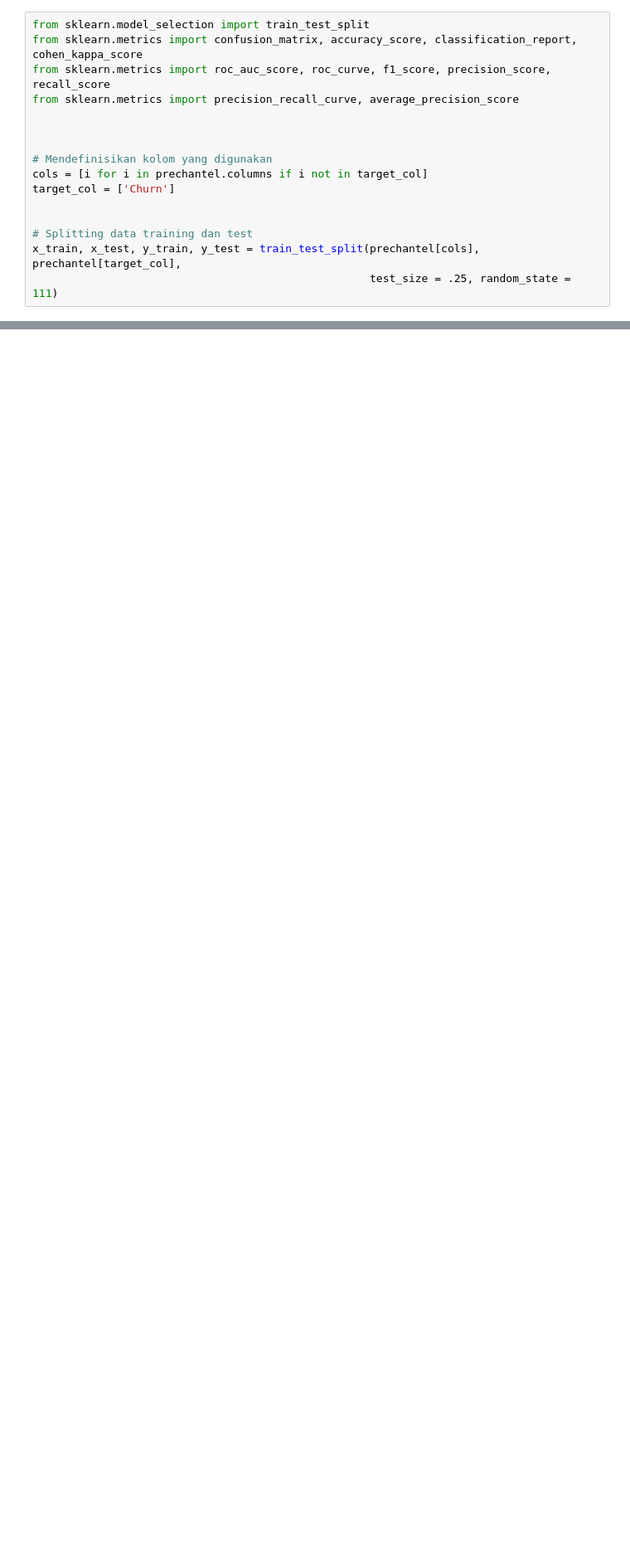
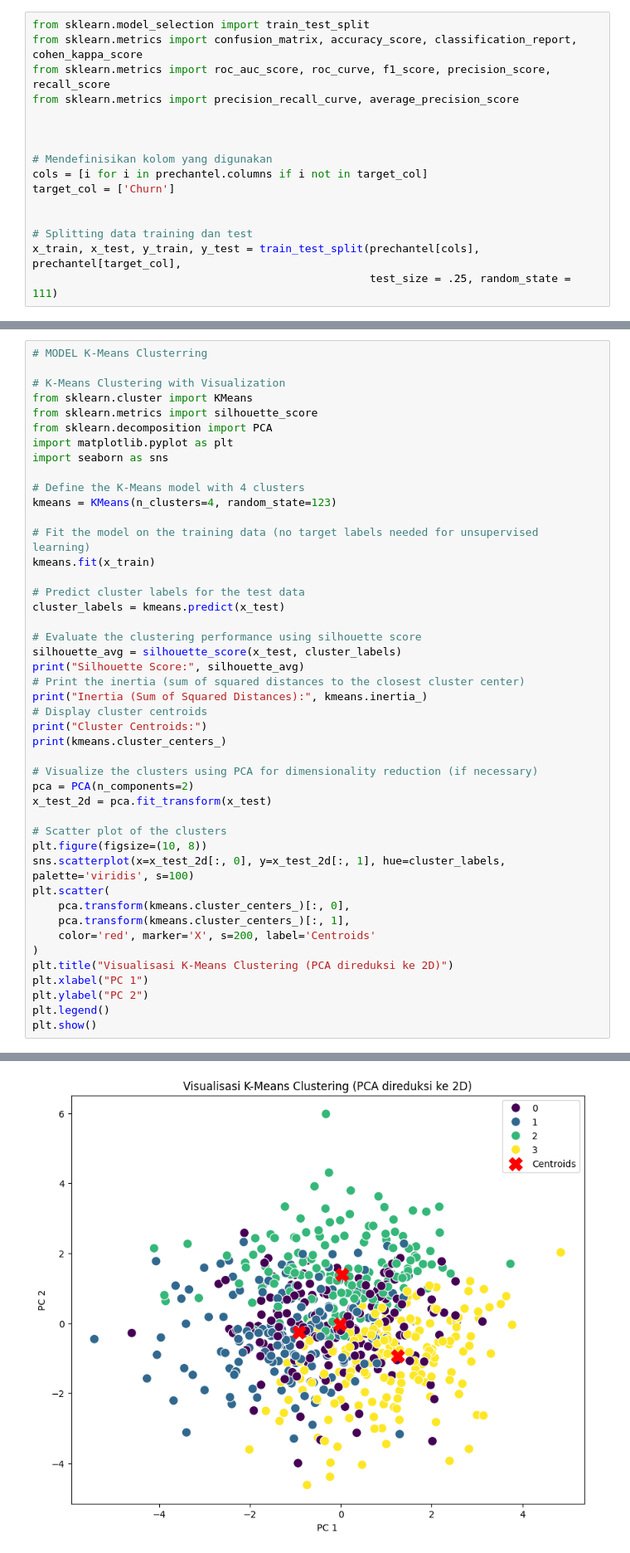
Before and after one commit to Kimichigiri/PRECHANTEL, a Jupyter notebook: PRECHANTEL.ipynb, the cells around one changed output, grey strips where cells are left out. Shown at 83% size. Saved outputs shown, nothing was run; the diff lists cells and outputs as text; blank space fills up the shorter version.

```diff
--- a/PRECHANTEL.ipynb
+++ b/PRECHANTEL.ipynb
@@ -433,3 +433,49 @@ weighted avg       0.67      0.82      0.74       667
 
 Accuracy Score: 0.8200899550224887
 [figure]
+# %%
+# MODEL K-Means Clusterring
+
+# K-Means Clustering with Visualization
+from sklearn.cluster import KMeans
+from sklearn.metrics import silhouette_score
+from sklearn.decomposition import PCA
+import matplotlib.pyplot as plt
+import seaborn as sns
+
+# Define the K-Means model with 4 clusters
+kmeans = KMeans(n_clusters=4, random_state=123)
+
+# Fit the model on the training data (no target labels needed for unsupervised learning)
+kmeans.fit(x_train)
+
+# Predict cluster labels for the test data
+cluster_labels = kmeans.predict(x_test)
+
+# Evaluate the clustering performance using silhouette score
+silhouette_avg = silhouette_score(x_test, cluster_labels)
+print("Silhouette Score:", silhouette_avg)
+# Print the inertia (sum of squared distances to the closest cluster center)
+print("Inertia (Sum of Squared Distances):", kmeans.inertia_)
+# Display cluster centroids
+print("Cluster Centroids:")
+print(kmeans.cluster_centers_)
+
+# Visualize the clusters using PCA for dimensionality reduction (if necessary)
+pca = PCA(n_components=2)
+x_test_2d = pca.fit_transform(x_test)
+
+# Scatter plot of the clusters
+plt.figure(figsize=(10, 8))
+sns.scatterplot(x=x_test_2d[:, 0], y=x_test_2d[:, 1], hue=cluster_labels, palette='viridis', s=100)
+plt.scatter(
+    pca.transform(kmeans.cluster_centers_)[:, 0],
+    pca.transform(kmeans.cluster_centers_)[:, 1],
+    color='red', marker='X', s=200, label='Centroids'
+)
+plt.title("Visualisasi K-Means Clustering (PCA direduksi ke 2D)")
+plt.xlabel("PC 1")
+plt.ylabel("PC 2")
+plt.legend()
+plt.show()
+# %% [output]
@@ -435,0 +497 @@ Accuracy Score: 0.8200899550224887
+[figure, added]
```
Also changed, not shown: parts of 1 cell of this notebook, 2 other files.
